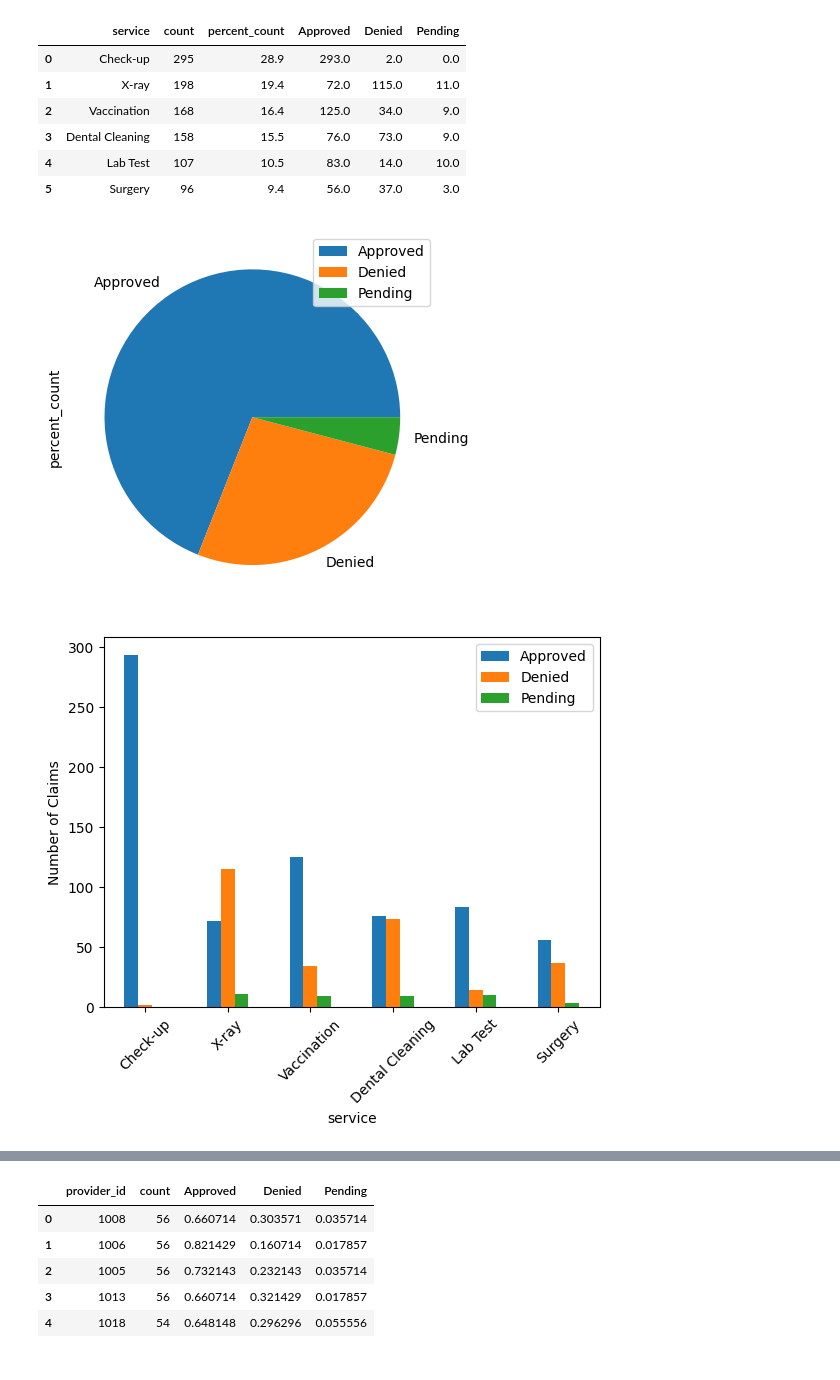
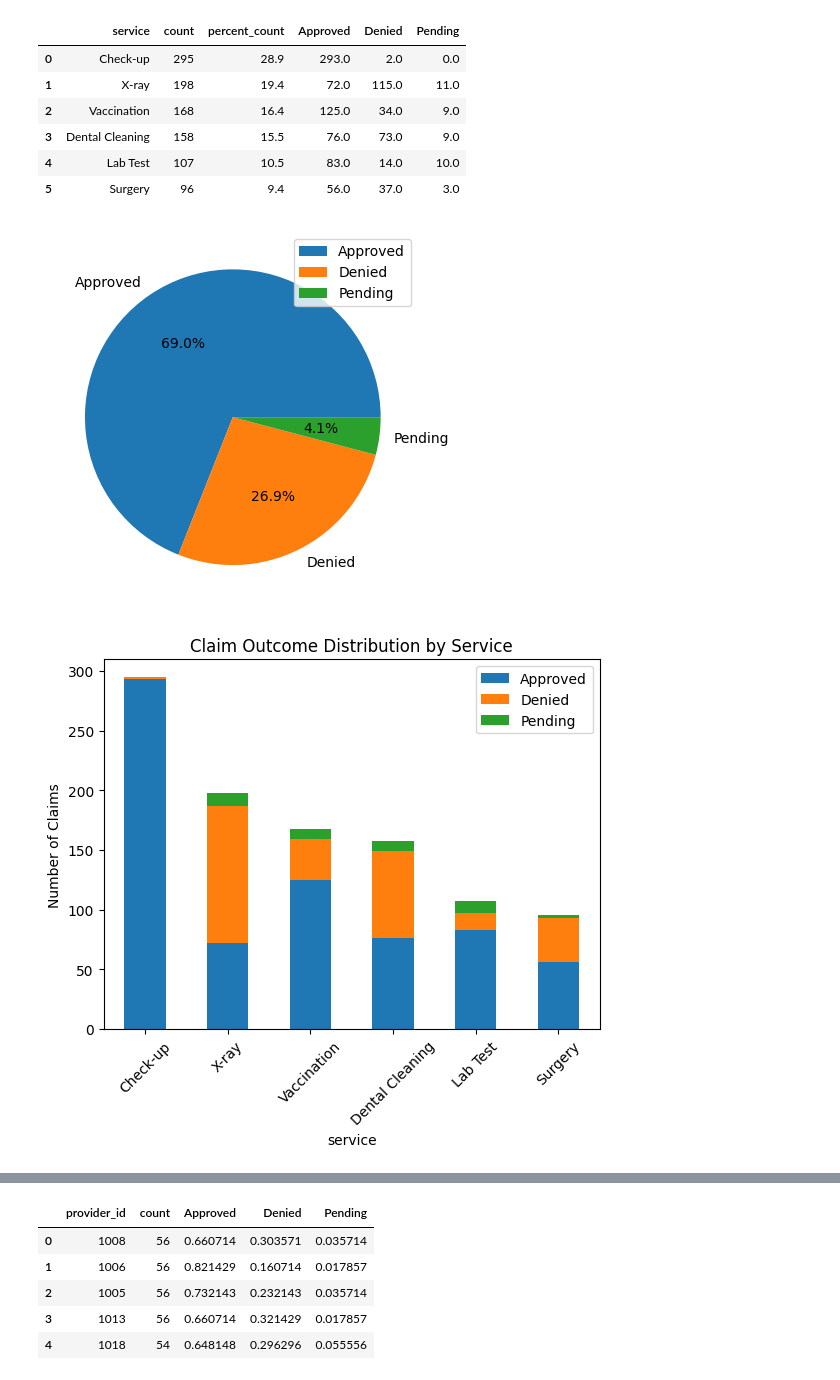
Before and after one commit to CMesiti/DataAnalyticsNotebooks, a Jupyter notebook: Claims_Data_Challenge.ipynb, the cells around one changed output, grey strips where cells are left out. Drawn from its saved outputs; the diff is of its cells as text; code cells hidden in the pictures.

```diff
--- a/Claims_Data_Challenge.ipynb
+++ b/Claims_Data_Challenge.ipynb
@@ -121,14 +167,15 @@ display(service_summary)
 | 5 | Surgery | 96 | 9.4 | 56.0 | 37.0 | 3.0 |
 # %%
 #Pie chart for total approval, denial, and pending
-totals.set_index('claimstatus').plot.pie(y='percent_count')
+totals.set_index('claimstatus').plot.pie(y='percent_count', autopct='%1.1f%%', ylabel='')
 #services bar chart 3 classes for each category. approved, denied, pending. Normalize counts above for %.
-ax = service_summary.plot(x="service", y=["Approved", "Denied", "Pending"], kind="bar", rot=45)
+ax = service_summary.plot(x="service", y=["Approved", "Denied", "Pending"], kind="bar",stacked=True, rot=45)
 plt.ylabel("Number of Claims")
+plt.title("Claim Outcome Distribution by Service")
 plt.show()
 # %% [output]
-[figure, old version]
+[figure, new version]
-[figure, old version]
+[figure, new version]
 # %%
 #Why are there 2 checkups denied?
 df[(df['claimstatus']=='Denied') & (df['service']=='Check-up')]
```
Also changed, not shown: parts of 37 cells of this notebook.
